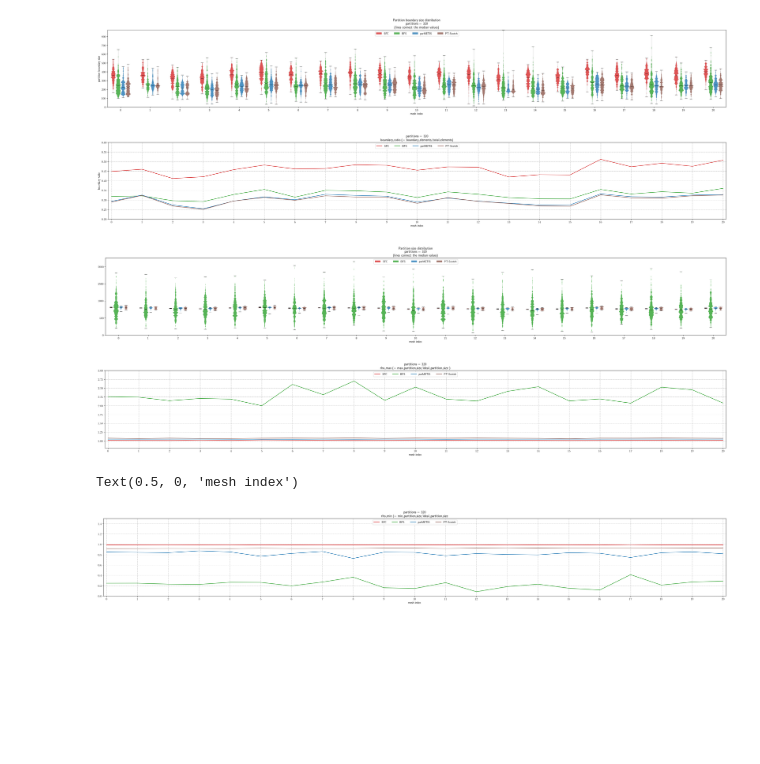
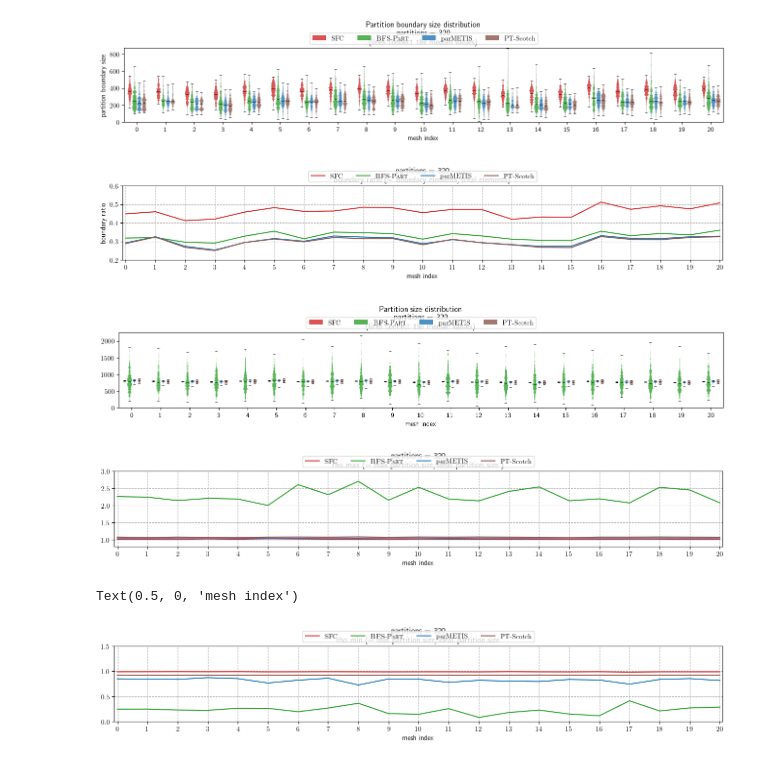
Before and after one commit to paralab/partition, a Jupyter notebook: mpi-cpp/metrics_plot.ipynb, the cells around one changed output. Drawn from its saved outputs; the diff is of its cells as text; code cells hidden in the pictures; blank space fills up the shorter version.

```diff
--- a/mpi-cpp/metrics_plot.ipynb
+++ b/mpi-cpp/metrics_plot.ipynb
@@ -3,7 +3,7 @@ import pandas as pd
 import matplotlib.pyplot as plt
 import matplotlib.ticker as ticker
 import numpy as np
-plt.rcParams["figure.figsize"] = (40,5)
+plt.rcParams["figure.figsize"] = (16,2)
 plt.rcParams['text.usetex'] = True
 
 # plt.rcParams.update({'font.size': 28})
@@ -11,7 +11,7 @@ matpltlib_default_colors = plt.rcParams['axes.prop_cycle'].by_key()['color']
 
 
 # SFC, BFS, parMETIS, ptscotch respectively
-plt_names = ['SFC', 'BFS', 'parMETIS', 'PT-Scotch']
+plt_names = [r'\textrm{SFC}', r"\textsc{BFS-Part}", r'\textrm{parMETIS}', r'\textrm{PT-Scotch}']
 plot_colors = [matpltlib_default_colors[3], matpltlib_default_colors[2], matpltlib_default_colors[0], matpltlib_default_colors[5]]
 # %%
 input_file_name = 'results/frontera-scaling-front_bfs-largesthexmeshes___2024-07-08__15-48-11.json'
@@ -48,40 +48,40 @@ for plt_triplet in plt_triplets:
      plt_triplet['bodies'][i].set_alpha(0.8)
 
      plt_triplet['bodies'][i].set_edgecolor('black')
      plt_triplet['bodies'][i].set_linewidth(0.1)
 
   for partname in ('cmins', 'cmaxes', 'cmedians'):
       vp = plt_triplet[partname]
       vp.set_edgecolor("black")
       vp.set_linewidth(0.7)
 
   plt_triplet['cbars'].set_edgecolor("black")
   plt_triplet['cbars'].set_linewidth(0)
 
 
 
 
-ax0.legend([plt_triplets[0]["bodies"][0], plt_triplets[0]["bodies"][1],plt_triplets[0]["bodies"][2],plt_triplets[0]["bodies"][3]], plt_names,loc='upper center', ncol=4)
+ax0.legend([plt_triplets[0]["bodies"][0], plt_triplets[0]["bodies"][1],plt_triplets[0]["bodies"][2],plt_triplets[0]["bodies"][3]], plt_names,loc='upper center', bbox_to_anchor=(0.5, 1.25), ncol=4)
 
 ax0.set_xticks([(6*i + 6*i+3)/2 for i in range(df_length)])
 ax0.margins(0.005)
 
 ax0.set_xticklabels([str(i) for i in range(df_length)])
 ax0.set_ylim(bottom=0)
 ax0.set_title(f'Partition boundary size distribution\npartitions = {partition_count}\n(lines connect the median values)')
 ax0.set_xlabel('mesh index')
 ax0.set_ylabel('partition boundary size')
 
 plt.show()
 # fig0.savefig('boundary-sizes.svg', format='svg', dpi=1200, pad_inches=0, bbox_inches='tight')
 fig0.savefig('boundary-sizes.pdf', format='pdf', pad_inches=0, bbox_inches='tight')
 # %% [output]
-[figure, old version]
+[figure, new version]
 # %%
 
 ax1 = df.plot.line(y = ['SFC_morton_boundary_ratio','BFS_boundary_ratio','parMETIS_boundary_ratio','ptscotch_boundary_ratio'], rot=0,color=plot_colors, legend=False)
 ax1.set_title(f"partitions = {partition_count}\n boundary_ratio (= boundary_elements/total_elements)")
-ax1.legend(plt_names,loc='upper center', ncol=4)
+ax1.legend(plt_names,loc='upper center', bbox_to_anchor=(0.5, 1.25), ncol=4)
 ax1.xaxis.set_major_locator(ticker.MultipleLocator(1))
 ax1.grid(which='major', axis='both', linestyle='--')
 ax1.set_xlabel('mesh index')
@@ -94,7 +94,7 @@ fig1 = ax1.get_figure()
 # fig1.savefig('boundary-ratio.svg', format='svg', dpi=1200)
 fig1.savefig('boundary-ratio.pdf', format='pdf', pad_inches=0, bbox_inches='tight')
 # %% [output]
-[figure, old version]
+[figure, new version]
 # %%
 fig11, ax11 = plt.subplots()
 plt_triplets = [None for _ in range(df_length)]
@@ -129,7 +129,7 @@ for plt_triplet in plt_triplets:
 
 
 
-ax11.legend([plt_triplets[0]["bodies"][0], plt_triplets[0]["bodies"][1],plt_triplets[0]["bodies"][2],plt_triplets[0]["bodies"][3]], plt_names,loc='upper center', ncol=4)
+ax11.legend([plt_triplets[0]["bodies"][0], plt_triplets[0]["bodies"][1],plt_triplets[0]["bodies"][2],plt_triplets[0]["bodies"][3]], plt_names,loc='upper center', bbox_to_anchor=(0.5, 1.25), ncol=4)
 
 ax11.set_xticks([(6*i + 6*i+3)/2 for i in range(df_length)])
 
@@ -145,11 +145,11 @@ plt.show()
 # fig11.savefig('partition-sizes.svg', format='svg', dpi=1200, pad_inches=0, bbox_inches='tight')
 fig11.savefig('partition-sizes.pdf', format='pdf', pad_inches=0, bbox_inches='tight')
 # %% [output]
-[figure, old version]
+[figure, new version]
 # %%
 ax2 = df.plot.line(y = ['SFC_morton_rho_max','BFS_rho_max','parMETIS_rho_max','ptscotch_rho_max',], rot=0,color=plot_colors, legend=False)
 ax2.set_title(f"partitions = {partition_count}\nrho_max (= max_partition_size/ideal_partition_size )")
-ax2.legend(plt_names, loc='upper center', ncol=4)
+ax2.legend(plt_names, loc='upper center', bbox_to_anchor=(0.5, 1.25), ncol=4)
 ax2.xaxis.set_major_locator(ticker.MultipleLocator(1))
 ax2.grid(which='major', axis='both', linestyle='--')
 ax2.margins(0.005)
@@ -160,11 +160,11 @@ ax2.set_xlabel('mesh index')
 fig2 = ax2.get_figure()
 fig2.savefig('rho-max.pdf', format='pdf', pad_inches=0, bbox_inches='tight')
 # %% [output]
-[figure, old version]
+[figure, new version]
 # %%
 ax3 = df.plot.line(y = ['SFC_morton_rho_min','BFS_rho_min','parMETIS_rho_min','ptscotch_rho_min'], rot=0,color=plot_colors, legend=False)
 ax3.set_title(f"partitions = {partition_count}\nrho_min (= min_partition_size/ideal_partition_size")
-ax3.legend(plt_names, loc='upper center', ncol=4)
+ax3.legend(plt_names, loc='upper center', bbox_to_anchor=(0.5, 1.25), ncol=4)
 ax3.xaxis.set_major_locator(ticker.MultipleLocator(1))
 ax3.grid(which='major', axis='both', linestyle='--')
 ax3.margins(0.005)
@@ -173,4 +173,4 @@ ax3.set_ylim(bottom=0, top=1.5)
 ax3.set_xlabel('mesh index')
 # %% [output]
 Text(0.5, 0, 'mesh index')
-[figure, old version]
+[figure, new version]
```
Also changed, not shown: 8 other files.
